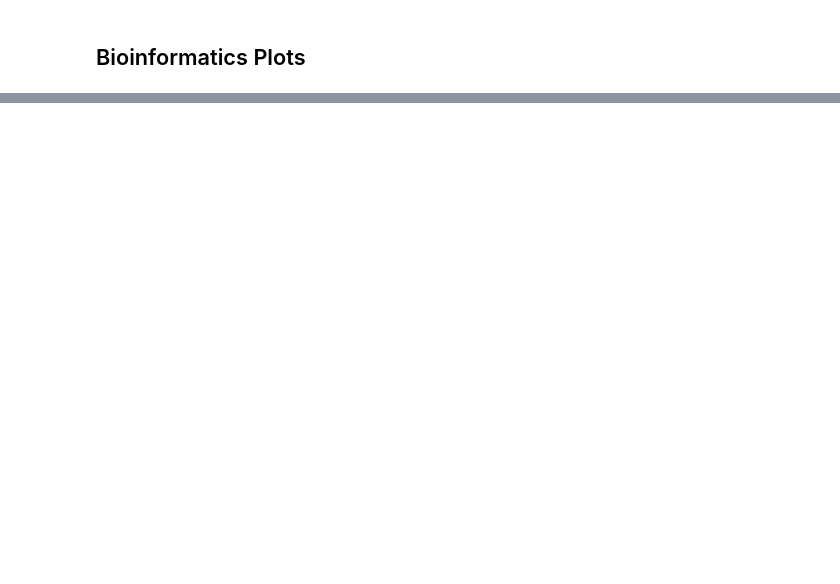
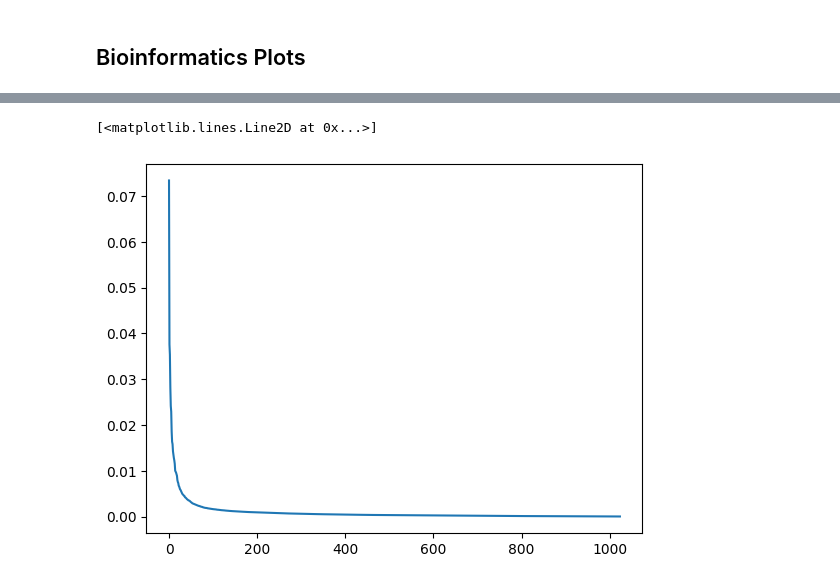
Before and after one commit to catskillsresearch/broad-3-catskills, a Jupyter notebook: ExploreData.ipynb, the cells around one changed output, grey strips where cells are left out. Saved outputs shown, nothing was run; the diff lists cells and outputs as text; code cells hidden in the pictures; blank space fills up the shorter version.

```diff
--- a/ExploreData.ipynb
+++ b/ExploreData.ipynb
@@ -273,0 +300,5 @@ generate_bioinformatics_plots(df[0:1000])
+# %%
+plt.plot(pca_full.explained_variance_ratio_)
+# %% [output]
+[<matplotlib.lines.Line2D at 0x...>]
+[figure, added]
```
Also changed, not shown: parts of 38 cells of this notebook, 1 other file.
